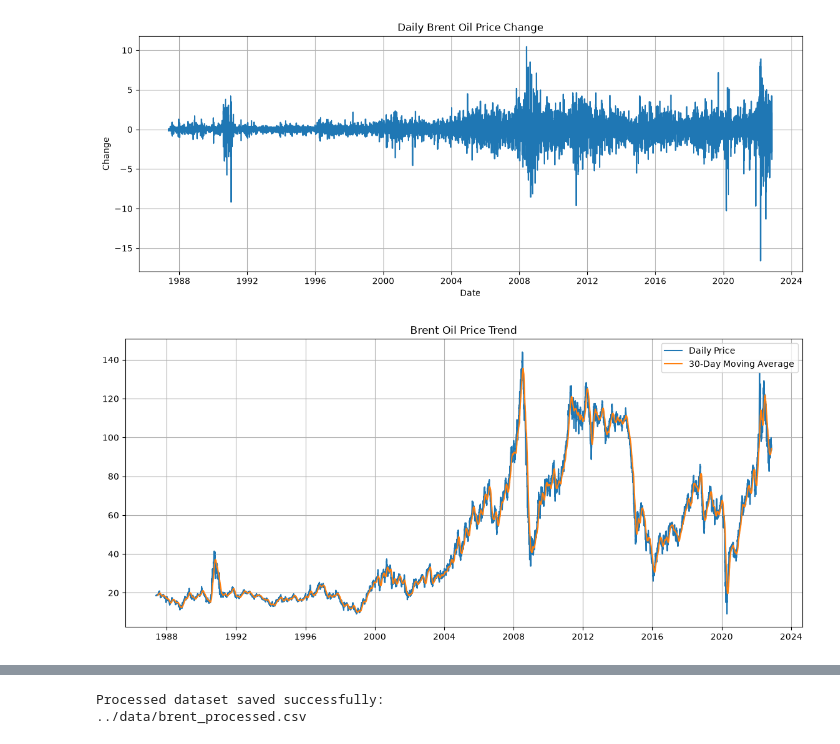
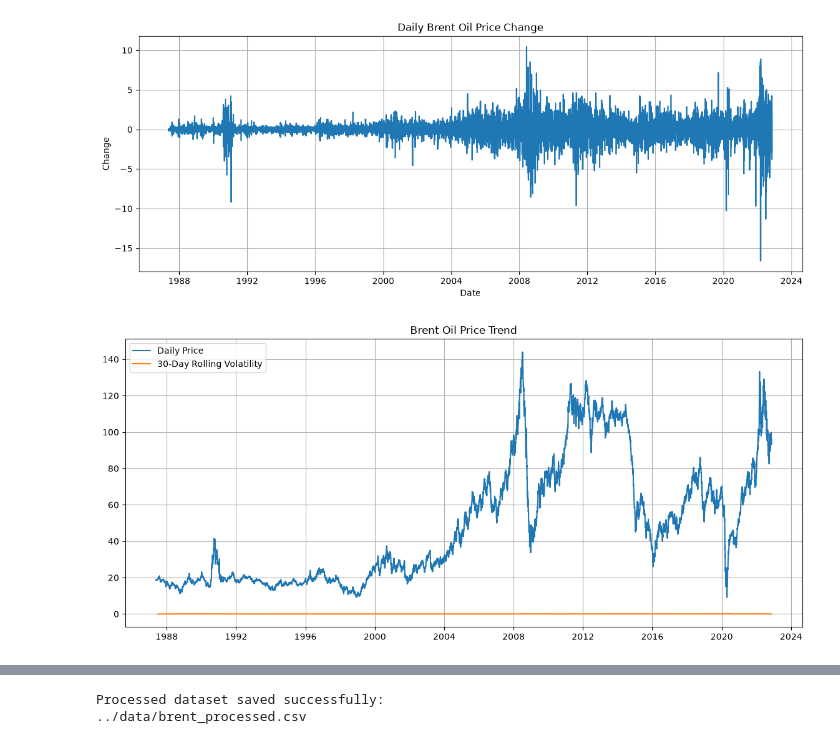
Before and after one commit to edent4313-star/brent-oil-change-point-analysis, a Jupyter notebook: notebooks/Task1_EDA.ipynb, the cells around one changed output, grey strips where cells are left out. Saved outputs shown, nothing was run; the diff lists cells and outputs as text; code cells hidden in the pictures.

```diff
--- a/notebooks/Task1_EDA.ipynb
+++ b/notebooks/Task1_EDA.ipynb
@@ -233,33 +244,33 @@ plot_price_change(df)
 # %%
 plt.figure(figsize=(14,6))
 
 
 plt.plot(
     df["Date"],
     df["Price"],
     label="Daily Price"
 )
 
 
 plt.plot(
     df["Date"],
-    df["Rolling_Mean_30"],
-    label="30-Day Moving Average"
+    df["Rolling_Volatility"],
+    label="30-Day Rolling Volatility"
 )
 
 
 plt.title(
     "Brent Oil Price Trend"
 )
 
 
 plt.legend()
 
 plt.grid(True)
 
 plt.show()
 # %% [output]
-[figure, old version]
+[figure, new version]
 # %%
 df.describe()
 # %% [output]
```
Also changed, not shown: parts of 7 cells of this notebook, 11 other files.
